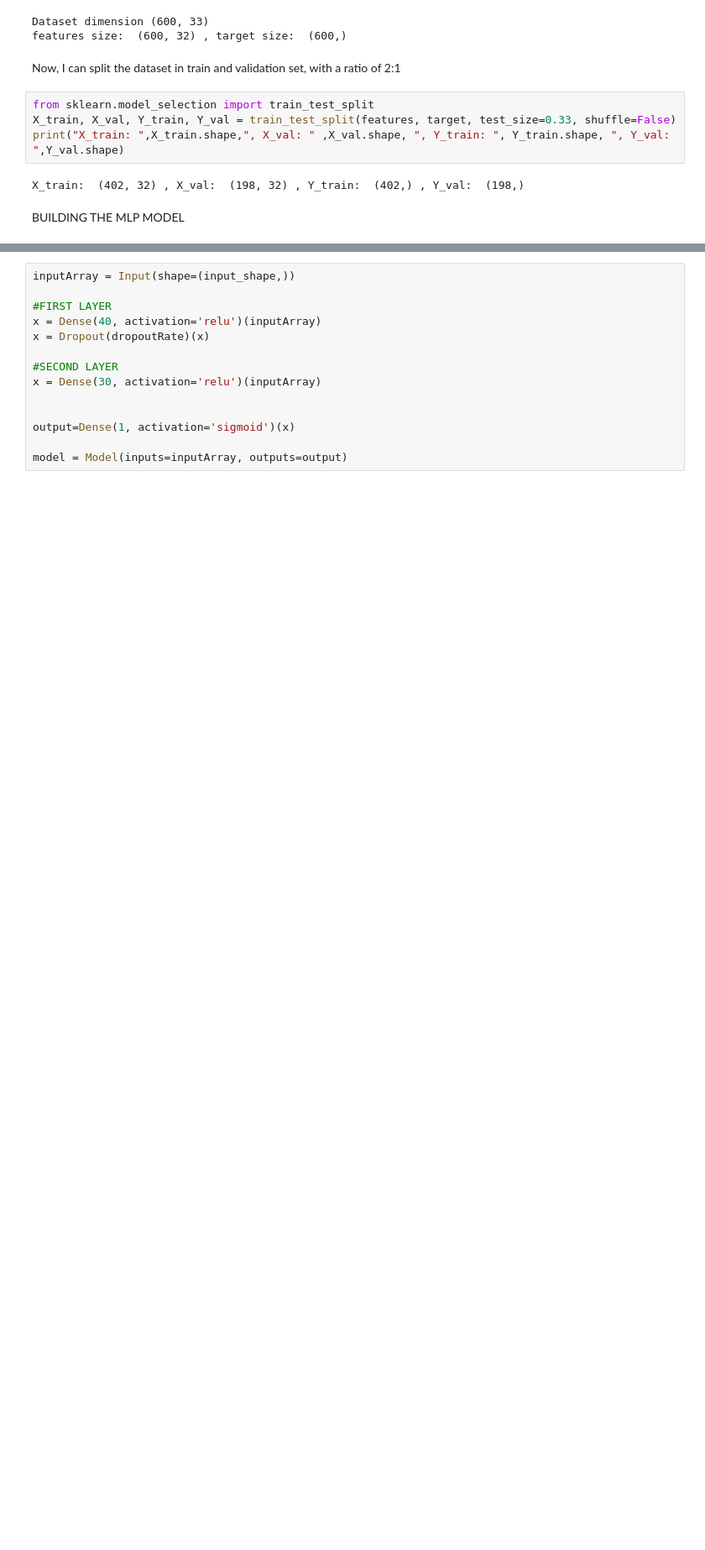
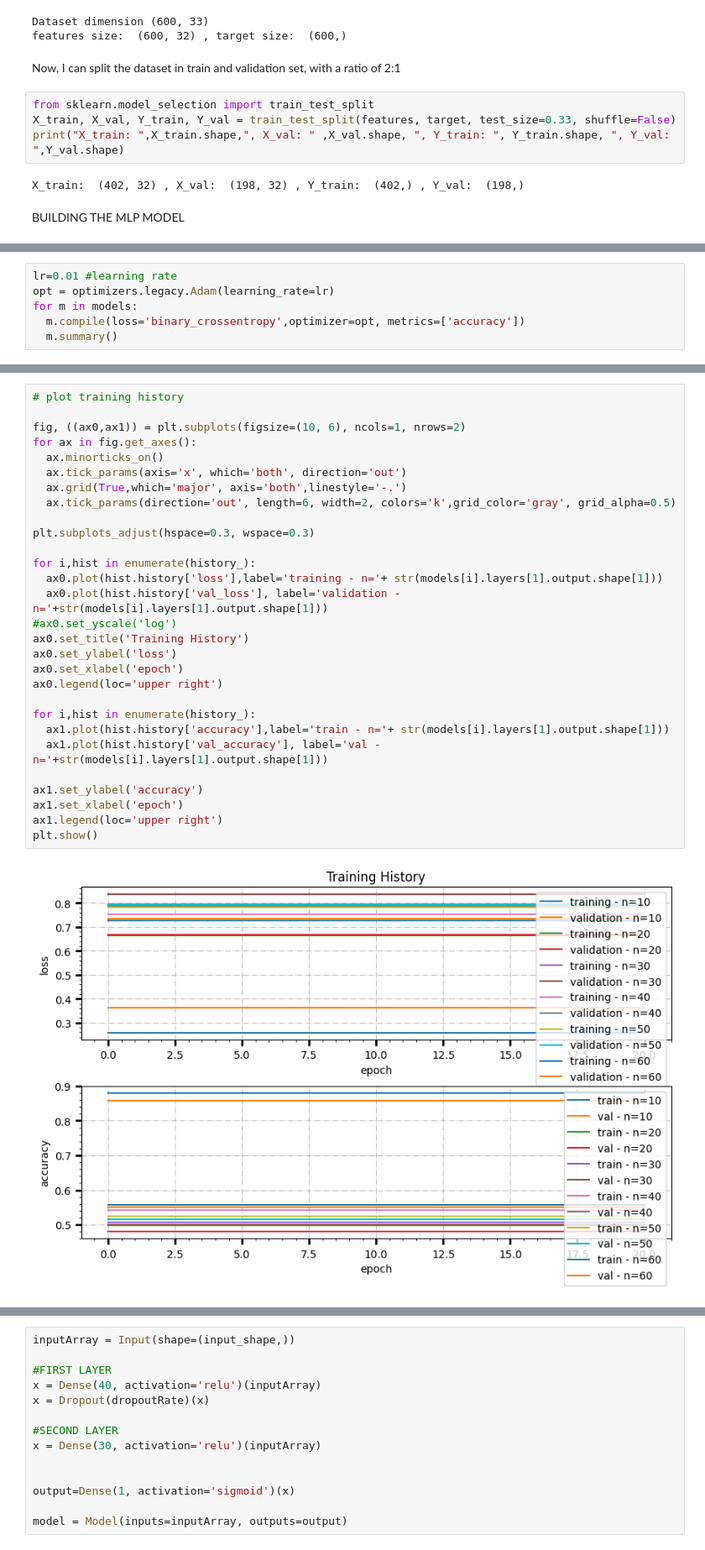
Before and after one commit to NoemiTagliavacche/ML_course_Pavia_23, a Jupyter notebook: Exam/MLP.ipynb, the cells around one changed output, grey strips where cells are left out. Shown: that part at 84% size. Drawn from its saved outputs; the diff is of its cells as text; blank space fills up the shorter version.

Commit message:
MLP con un layer implementato, variando anche il numero di neuroni nell'hidden layer per vedere come cambia l'accuracy e auc parameter. Next step: aggiungere più layer e vedere se migliora qualcosa

```diff
--- a/Exam/MLP.ipynb
+++ b/Exam/MLP.ipynb
@@ -67,0 +90,6 @@ dropoutRate = 0.25
+# %%
+lr=0.01 #learning rate
+opt = optimizers.legacy.Adam(learning_rate=lr)
+for m in models:
+  m.compile(loss='binary_crossentropy',optimizer=opt, metrics=['accuracy'])
+  m.summary()
@@ -67,0 +154,31 @@ dropoutRate = 0.25
+# %%
+# plot training history
+
+fig, ((ax0,ax1)) = plt.subplots(figsize=(10, 6), ncols=1, nrows=2)
+for ax in fig.get_axes():
+  ax.minorticks_on()
+  ax.tick_params(axis='x', which='both', direction='out')
+  ax.grid(True,which='major', axis='both',linestyle='-.')
+  ax.tick_params(direction='out', length=6, width=2, colors='k',grid_color='gray', grid_alpha=0.5)
+
+plt.subplots_adjust(hspace=0.3, wspace=0.3)
+
+for i,hist in enumerate(history_):
+  ax0.plot(hist.history['loss'],label='training - n='+ str(models[i].layers[1].output.shape[1]))
+  ax0.plot(hist.history['val_loss'], label='validation - n='+str(models[i].layers[1].output.shape[1]))
+#ax0.set_yscale('log')
+ax0.set_title('Training History')
+ax0.set_ylabel('loss')
+ax0.set_xlabel('epoch')
+ax0.legend(loc='upper right')
+
+for i,hist in enumerate(history_):
+  ax1.plot(hist.history['accuracy'],label='train - n='+ str(models[i].layers[1].output.shape[1]))
+  ax1.plot(hist.history['val_accuracy'], label='val - n='+str(models[i].layers[1].output.shape[1]))
+
+ax1.set_ylabel('accuracy')
+ax1.set_xlabel('epoch')
+ax1.legend(loc='upper right')
+plt.show()
+# %% [output]
+[figure, added]
```
Also changed, not shown: parts of 13 cells of this notebook.
